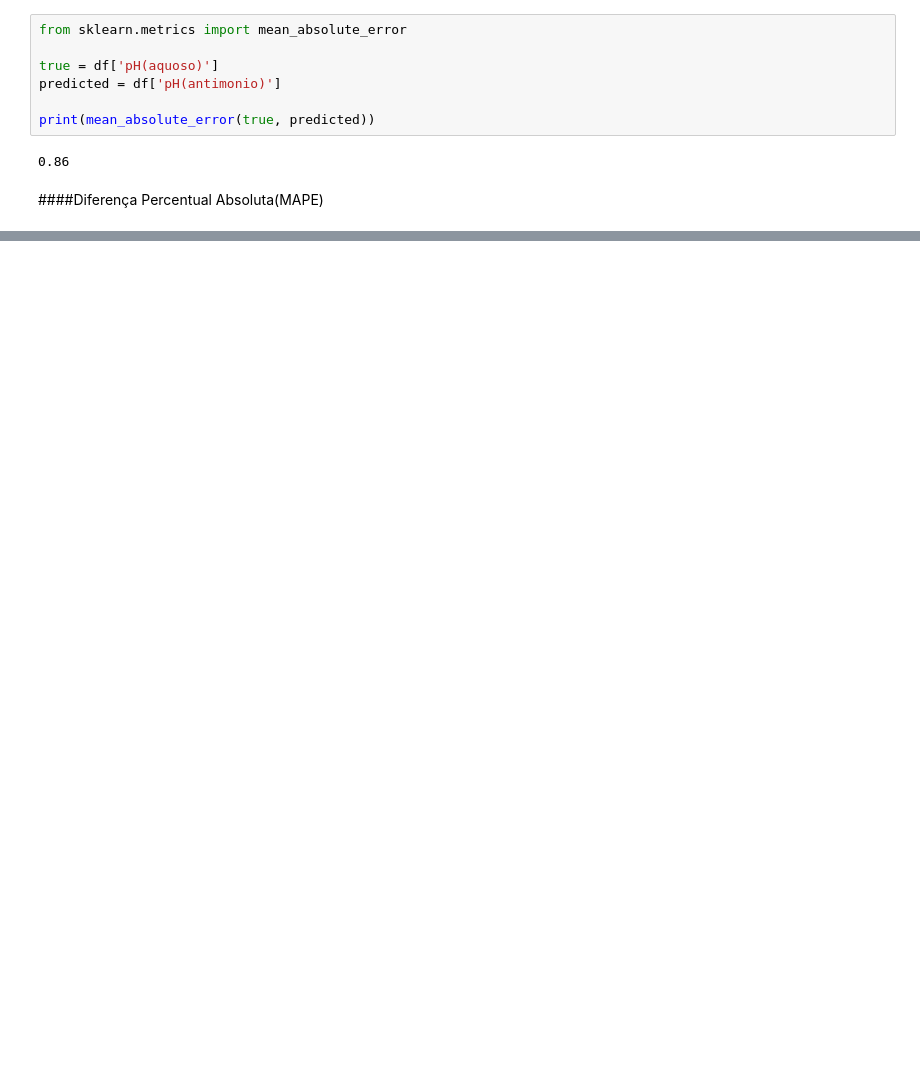
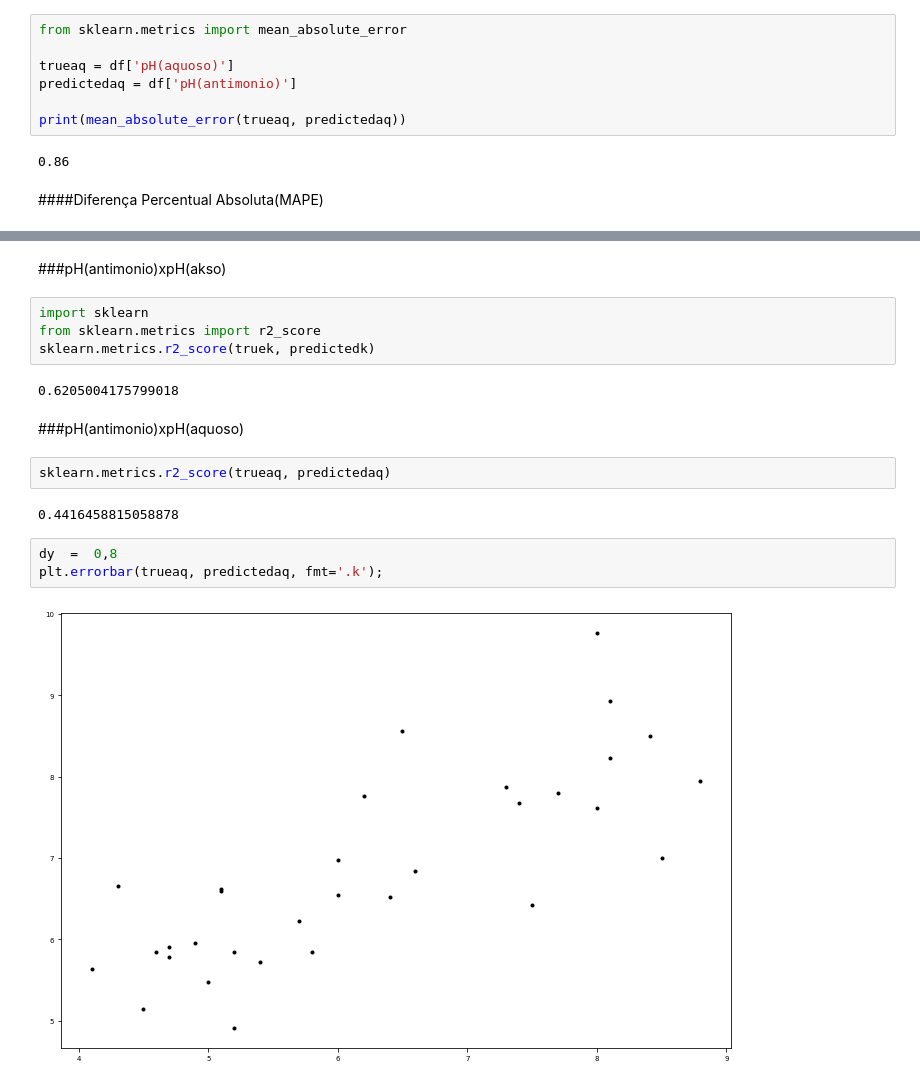
Before and after one commit to SauloHenriqueAguiar/AnalisedosDadosPH, a Jupyter notebook: testesensorpHcomp.ipynb, the cells around one changed output, grey strips where cells are left out. Saved outputs shown, nothing was run; the diff lists cells and outputs as text; blank space fills up the shorter version.

```diff
--- a/testesensorpHcomp.ipynb
+++ b/testesensorpHcomp.ipynb
@@ -265,10 +265,10 @@ MAPE:  8.79490889856581
 # %%
 from sklearn.metrics import mean_absolute_error
 
-true = df['pH(aquoso)']
-predicted = df['pH(antimonio)']
+trueaq = df['pH(aquoso)']
+predictedaq = df['pH(antimonio)']
 
-print(mean_absolute_error(true, predicted))
+print(mean_absolute_error(trueaq, predictedaq))
 # %% [output]
 0.86
 # %% [markdown]
@@ -281,0 +289,19 @@ MAPE:  15.266230461712786
+# %% [markdown]
+###pH(antimonio)xpH(akso)
+# %%
+import sklearn
+from sklearn.metrics import r2_score
+sklearn.metrics.r2_score(truek, predictedk)
+# %% [output]
+0.6205004175799018
+# %% [markdown]
+###pH(antimonio)xpH(aquoso)
+# %%
+sklearn.metrics.r2_score(trueaq, predictedaq)
+# %% [output]
+0.4416458815058878
+# %%
+dy  =  0,8
+plt.errorbar(trueaq, predictedaq, fmt='.k');
+# %% [output]
+[figure, added]
```
Also changed, not shown: parts of 6 cells of this notebook.
